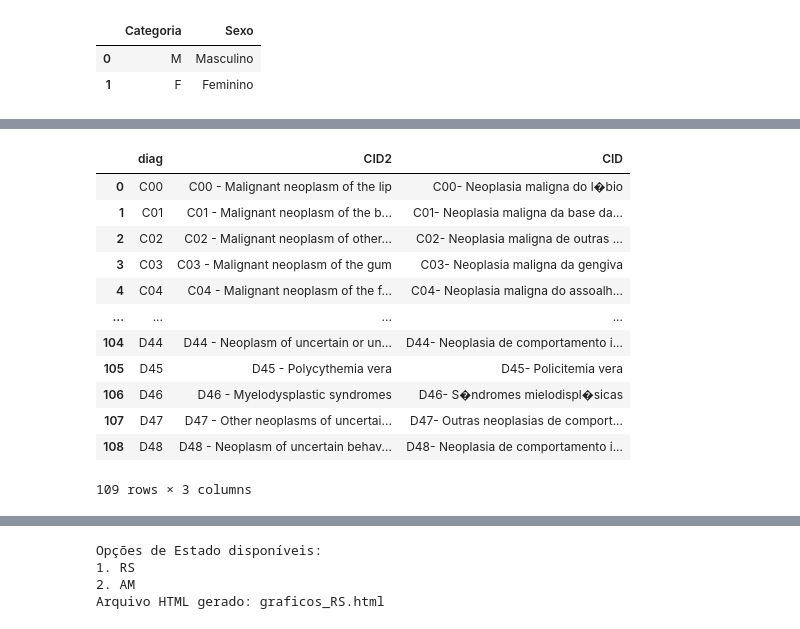
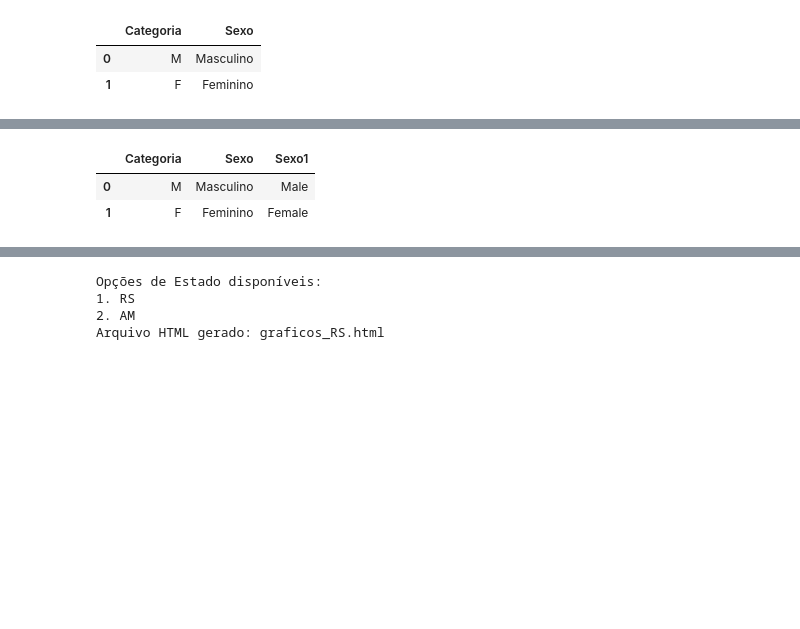
Before and after one commit to felipeasr/dash_oncoloico, a Jupyter notebook: Analise.ipynb, the cells around one changed output, grey strips where cells are left out. Saved outputs shown, nothing was run; the diff lists cells and outputs as text; code cells hidden in the pictures; blank space fills up the shorter version.

```diff
--- a/Analise.ipynb
+++ b/Analise.ipynb
@@ -778,21 +777,12 @@ df[nome_da_coluna] = df[nome_da_coluna].str[:3]
 # Salvar o DataFrame modificado como um novo CSV
 df.to_csv('PainelOncoBr_Completo_mod.csv', index=False)
 # %%
-tabela_uf = pd.read_csv('axuliares/cid-10.csv', sep=",",encoding='utf-8')
+import pandas as pd
+tabela_uf = pd.read_csv('axuliares/sexoPO.csv', sep=",",encoding='utf-8')
 tabela_uf
 # %% [output]
-|  | diag | CID2 | CID |
-| 0 | C00 | C00 - Malignant neoplasm of the lip | C00- Neoplasia maligna do l�bio |
-| 1 | C01 | C01 - Malignant neoplasm of the b... | C01- Neoplasia maligna da base da... |
-| 2 | C02 | C02 - Malignant neoplasm of other... | C02- Neoplasia maligna de outras ... |
-| 3 | C03 | C03 - Malignant neoplasm of the gum | C03- Neoplasia maligna da gengiva |
-| 4 | C04 | C04 - Malignant neoplasm of the f... | C04- Neoplasia maligna do assoalh... |
-| ... | ... | ... | ... |
-| 104 | D44 | D44 - Neoplasm of uncertain or un... | D44- Neoplasia de comportamento i... |
-| 105 | D45 | D45 - Polycythemia vera | D45- Policitemia vera |
-| 106 | D46 | D46 - Myelodysplastic syndromes | D46- S�ndromes mielodispl�sicas |
-| 107 | D47 | D47 - Other neoplasms of uncertai... | D47- Outras neoplasias de comport... |
-| 108 | D48 | D48 - Neoplasm of uncertain behav... | D48- Neoplasia de comportamento i... |
+|  | Categoria | Sexo | Sexo1 |
+| 0 | M | Masculino | Male |
+| 1 | F | Feminino | Female |
-109 rows × 3 columns
 # %%
 import pandas as pd
```
Also changed, not shown: parts of 2 cells of this notebook, 3 other files.
